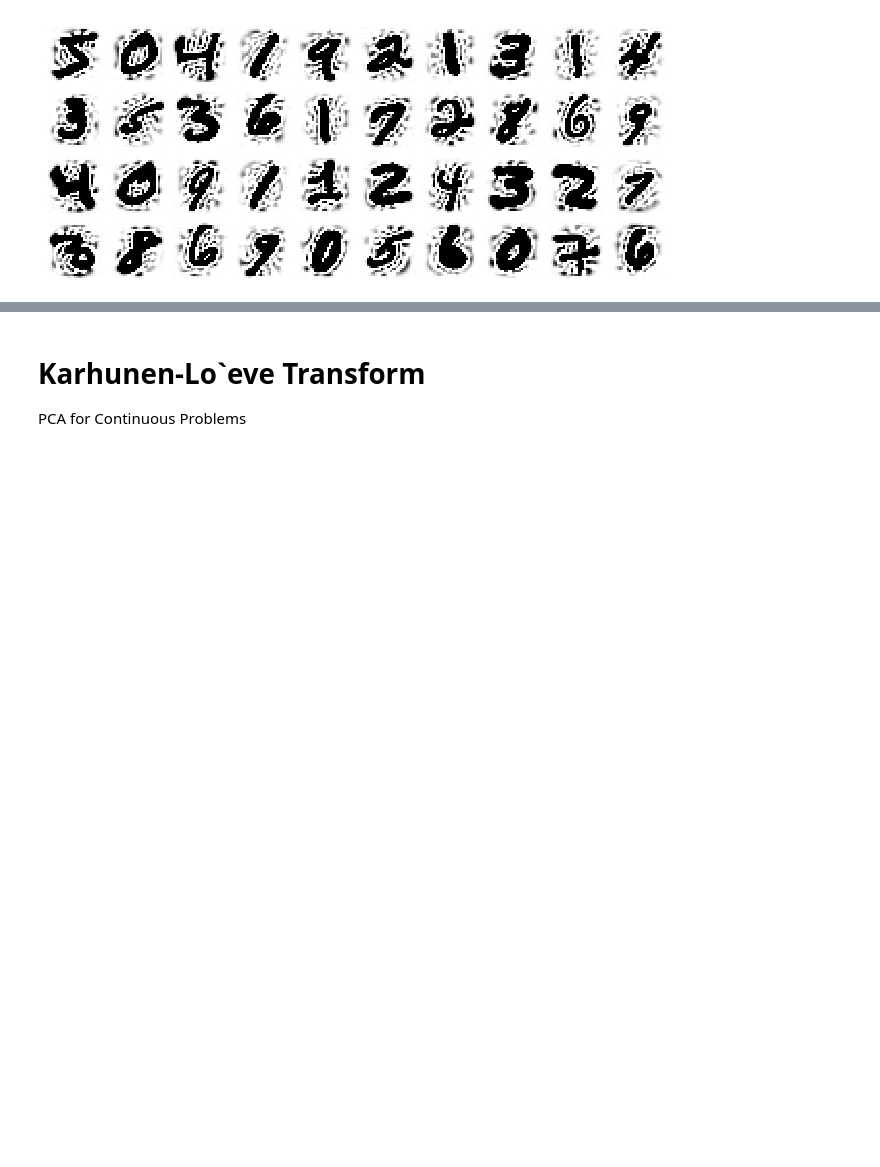
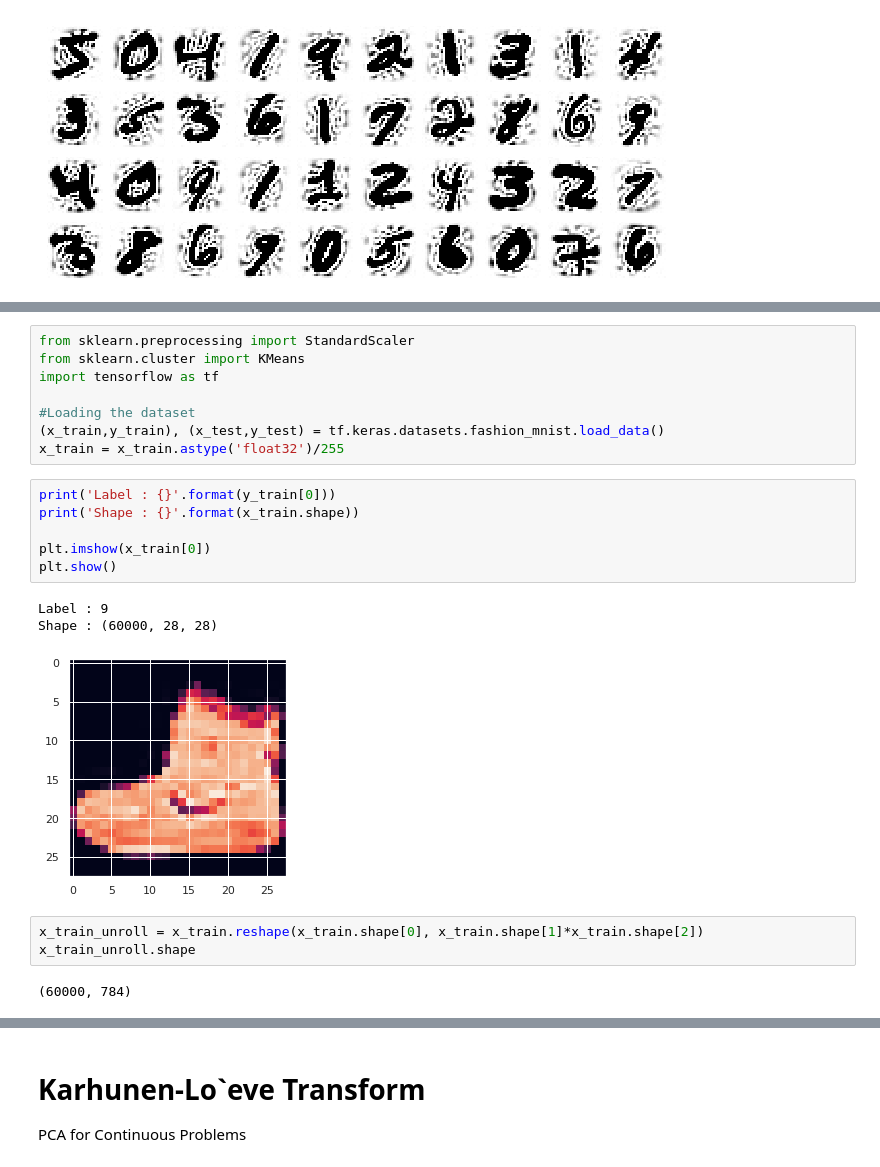
Before and after one commit to matteoalberti/Lectures_introUML_Experis2020, a Jupyter notebook: Dimensionality_Reduction/Day2.ipynb, the cells around one changed output, grey strips where cells are left out. Saved outputs shown, nothing was run; the diff lists cells and outputs as text; blank space fills up the shorter version.

```diff
--- a/Dimensionality_Reduction/Day2.ipynb
+++ b/Dimensionality_Reduction/Day2.ipynb
@@ -458,0 +465,23 @@ Minimum number of components : 160
+# %%
+from sklearn.preprocessing import StandardScaler
+from sklearn.cluster import KMeans
+import tensorflow as tf
+
+#Loading the dataset
+(x_train,y_train), (x_test,y_test) = tf.keras.datasets.fashion_mnist.load_data()
+x_train = x_train.astype('float32')/255
+# %%
+print('Label : {}'.format(y_train[0]))
+print('Shape : {}'.format(x_train.shape))
+
+plt.imshow(x_train[0])
+plt.show()
+# %% [output]
+Label : 9
+Shape : (60000, 28, 28)
+[figure, added]
+# %%
+x_train_unroll = x_train.reshape(x_train.shape[0], x_train.shape[1]*x_train.shape[2])
+x_train_unroll.shape
+# %% [output]
+(60000, 784)
```
Also changed, not shown: parts of 6 cells of this notebook.
